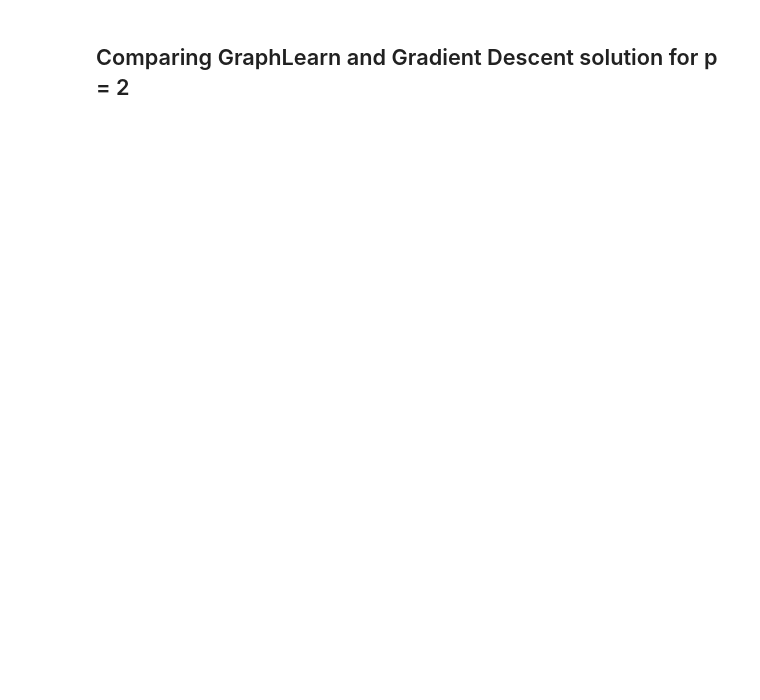
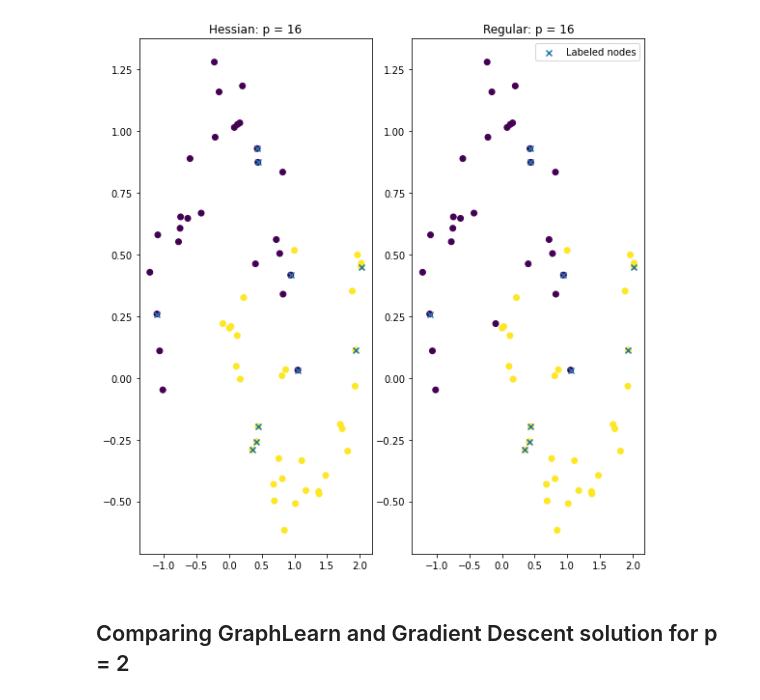
Before and after one commit to gstamatiou/optimal-classification, a Jupyter notebook: ppoison.ipynb, the cells around one changed output. Saved outputs shown, nothing was run; the diff lists cells and outputs as text; code cells hidden in the pictures; blank space fills up the shorter version.

```diff
--- a/ppoison.ipynb
+++ b/ppoison.ipynb
@@ -151,6 +246,26 @@ def started_gradient_ppoisson(W, idx, y, p):
     linear_constraint = LinearConstraint(constrain_matrix, np.zeros(k), np.zeros(k))
 
     res = minimize(penergy, x0 = start, args = (W, idx, y, p), method = 'trust-constr', constraints = linear_constraint)
+
+    u = res.x.reshape(n,k)
+
+    return u
+
+@jit(forceobj=True)
+def hess_gradient_ppoisson(W, idx, y, p):
+    d = degrees(W)
+    n = W.shape[0]
+    k = y.shape[1]
+    eye = np.eye(k)
+
+    labels = predict(y)
+    model = gl.ssl.poisson(W, solver='gradient_descent')
+    start = model.fit(idx, labels).flatten()
+
+    constrain_matrix = np.concatenate([d[i] * eye for i in range(n)], axis = 1)
+    linear_constraint = LinearConstraint(constrain_matrix, np.zeros(k), np.zeros(k))
+
+    res = minimize(penergy, x0 = start, args = (W, idx, y, p), hess = hessian, method = 'trust-constr', constraints = linear_constraint)
 
     u = res.x.reshape(n,k)
 
@@ -200,0 +318,68 @@ def started_gradient_ppoisson(W, idx, y, p):
+# %%
+n = 60
+k = 2
+p = 16
+
+fig, ax = plt.subplots(ncols = 2, figsize = (8, 8))
+fig.tight_layout()
+
+# Generate training data and label sets
+X,labels = datasets.make_moons(n_samples=n,noise=0.1)
+W = gl.weightmatrix.knn(X,10).toarray()
+
+train_ind = gl.trainsets.generate(labels, rate=5)
+train_labels = labels[train_ind]
+m = train_ind.size
+
+y = np.zeros((m, k))
+for i in range(train_ind.size):
+    y[i] = euclidean_basis(train_labels[i], k)
+
+# Hessian Gradient Descent
+start_time = time.time()
+hess_u = hess_gradient_ppoisson(W, train_ind, y, p)
+hess_pred_labels = predict(hess_u)
+
+accuracy = gl.ssl.ssl_accuracy(hess_pred_labels, labels, len(train_ind))
+energy = np.around(penergy(hess_u.flatten(), W, train_ind, y, p), 2)
+end_time = time.time()
+minutes = (end_time - start_time)/60
+
+info_str = f"########### Hessian Gradient Descent for p = {p}\n"\
+                f"Energy = {energy:.2f}\n"\
+                f"Accuracy = {accuracy:.2f}%\n"\
+                f"Runtime = {minutes:.2f} min"
+
+print(info_str)
+
+ax[0].scatter(X[:,0],X[:,1], c=hess_pred_labels)
+ax[0].scatter(X[train_ind,0],X[train_ind,1], marker='x', label = "Labeled nodes")
+ax[0].set_title(f"Hessian: p = {p}")
+
+
+# Regular Gradient Descent
+start_time = time.time()
+my_u = started_gradient_ppoisson(W, train_ind, y, p)
+my_pred_labels = predict(my_u)
+
+discrepancies = np.count_nonzero(my_pred_labels - hess_pred_labels)
+accuracy = gl.ssl.ssl_accuracy(my_pred_labels, labels, len(train_ind))
+energy = np.around(penergy(my_u.flatten(), W, train_ind, y, p), 2)
+end_time = time.time()
+minutes = (end_time - start_time)/60
+
+info_str = f"########### Regular Gradient Descent for p = {p}\n"\
+                f"Energy = {energy:.2f}\n"\
+                f"Discrepancies = {discrepancies}"\
+                f"Accuracy = {accuracy:.2f}%\n"\
+                f"Runtime = {minutes:.2f} min"
+
+print(info_str)
+
+ax[1].scatter(X[:,0],X[:,1], c=my_pred_labels)
+ax[1].scatter(X[train_ind,0],X[train_ind,1], marker='x', label = "Labeled nodes")
+ax[1].set_title(f"Regular: p = {p}")
+
+plt.legend()
+plt.show()
+# %% [output]
@@ -201,3 +394,4 @@ def started_gradient_ppoisson(W, idx, y, p):
+[figure, added]
 # %% [markdown]
 ## Comparing GraphLearn and Gradient Descent solution for p = 2
 # %%
```
Also changed, not shown: parts of 11 cells of this notebook.
